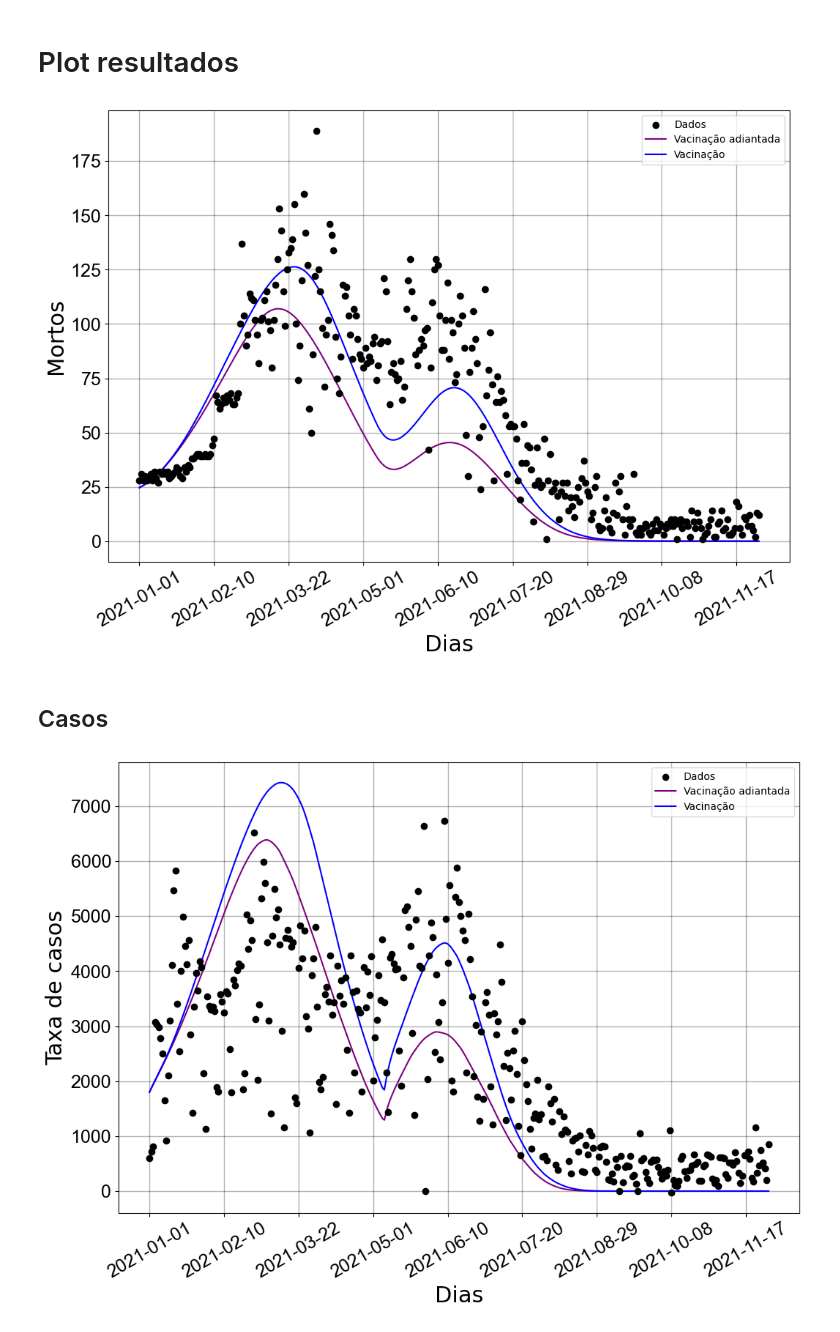
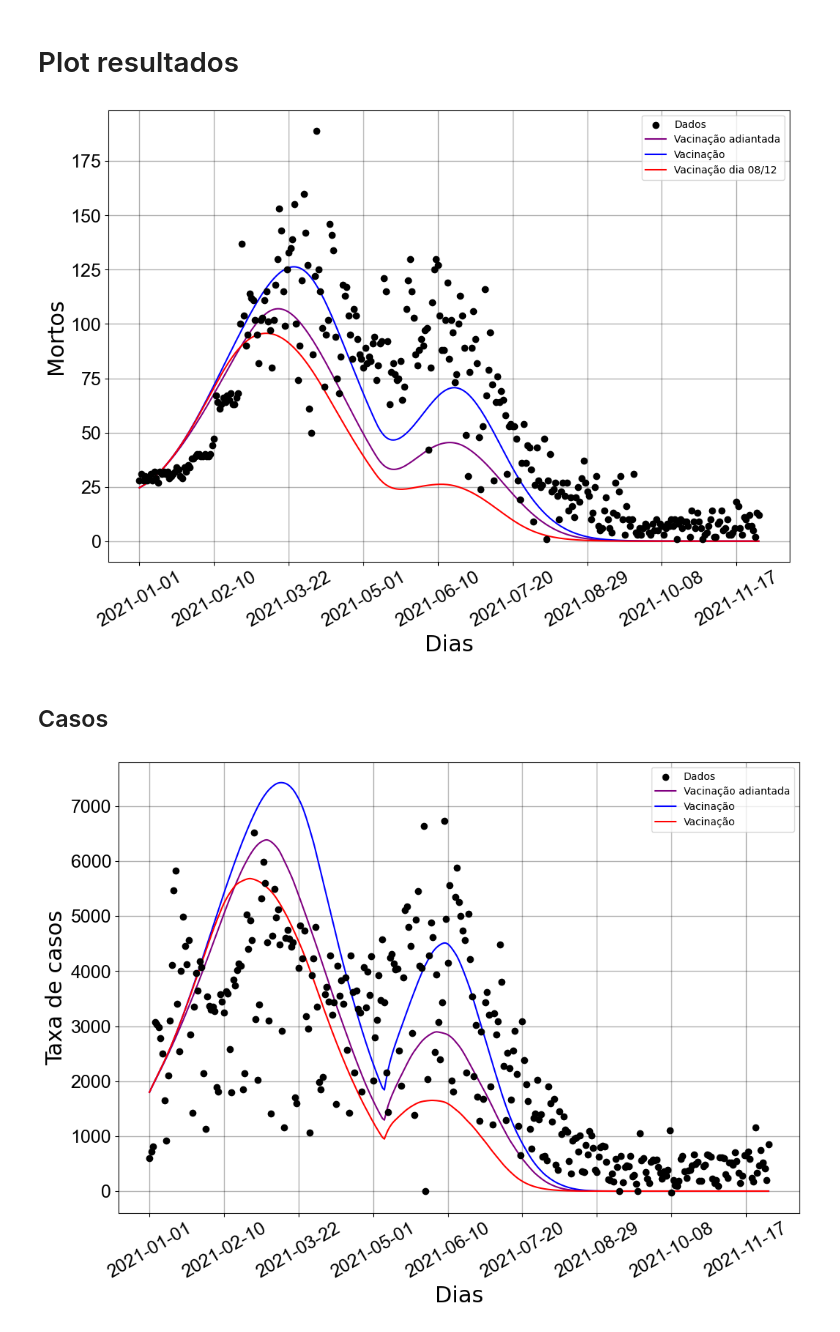
Before and after one commit to filipe7788/SEIHURD, a Jupyter notebook: Cenarios_de_simulacao/vacina_antecipada.ipynb, the cells around one changed output. Drawn from its saved outputs; the diff is of its cells as text; code cells hidden in the pictures.

Commit message:
adicionando vacina dia 08-12

```diff
--- a/Cenarios_de_simulacao/vacina_antecipada.ipynb
+++ b/Cenarios_de_simulacao/vacina_antecipada.ipynb
@@ -108,8 +132,10 @@ def SEIIHURD(y,t, args):
 
     beta_v = beta/2
 
-    if vacinacao_adiantada:
+    if vacinacao_adiantada == 'ANO':
         tau = novos_vacinados_adiantados[int(t)]
+    elif vacinacao_adiantada == 'VACINACAO':
+        tau = novos_vacinados_adiantados_inicial[int(t)]
     else:
         tau = novos_vacinados[int(t)]
 
@@ -180,6 +206,27 @@ condicoes_iniciais = [
     0.03581418879497971,
     0
 ]
+# %%
+condicoes_iniciais2 = [
+    0.8002151436282163 ,
+    0.0023662791892471815,
+    vacinados_dados_adiantados_inicial[0]/14873064,
+    0,
+    0,
+    0.0015491725384642486,
+    0.0004385474858925033,
+    0,
+    0,
+    3.0058880370174367e-05,
+    0.0,
+    2.5542546092586197e-05,
+    0.0,
+    0.15650499264821266,
+    0,
+    9159/14873064,
+    0.03581418879497971,
+    0
+]
 # %% [markdown]
 # Integração numérica
 # %%
@@ -187,14 +234,19 @@ ts0 =  arange(len(novos_vacinados))
 
 # Betas e tempos encontrados no último fitting usando os dados da vacina
 parode = [  1.90221545,   3.76585085,   2.14629225,   3.27760444,
-       126.48480189, 172.97799643, 288.57269974, True]
+       126.48480189, 172.97799643, 288.57269974,'ANO']
 
 resultados_adiantado = odeint(SEIIHURD, condicoes_iniciais, ts0, args=(parode,), mxstep=1000000)
 
 parode2 = [  1.90221545,   3.76585085,   2.14629225,   3.27760444,
-       126.48480189, 172.97799643, 288.57269974, False]
+       126.48480189, 172.97799643, 288.57269974, 'none']
 
 resultados_normais = odeint(SEIIHURD, condicoes_iniciais, ts0, args=(parode2,), mxstep=1000000)
+
+parode3 = [  1.90221545,   3.76585085,   2.14629225,   3.27760444,
+       126.48480189, 172.97799643, 288.57269974, 'VACINACAO']
+
+resultados_muito_adiantados = odeint(SEIIHURD, condicoes_iniciais2, ts0, args=(parode3,), mxstep=1000000)
 # %% [markdown]
 # Plot resultados
 # %%
@@ -202,6 +254,7 @@ N = 14873064
 
 mortes_resultados_adiantado = resultados_adiantado[:,-3] #mortes acumulados
 mortes_resultados_normal = resultados_normais[:,-3] #mortes acumulados
+mortes_resultado_muito_adiantado = resultados_muito_adiantados[:,-3]
 
 #Criando plot
 fig, ax = pl.subplots(figsize=(12,8))
@@ -222,6 +275,11 @@ ax.plot(datas[:len(taxa_mortos_modelo_adiantado)], taxa_mortos_modelo_adiantado,
 taxa_mortos_modelo_normal = np.diff(N*mortes_resultados_normal)
 #Plot the fitted function as a line.
 ax.plot(datas[:len(taxa_mortos_modelo_normal)], taxa_mortos_modelo_normal, color='blue',label='Vacinação')
+
+# Taxa de mortos - modelo
+taxa_mortos_modelo_muito_adiantado = np.diff(N*mortes_resultado_muito_adiantado)
+#Plot the fitted function as a line.
+ax.plot(datas[:len(taxa_mortos_modelo_muito_adiantado)], taxa_mortos_modelo_muito_adiantado, color='red',label='Vacinação dia 08/12')
 
 ax.autoscale()
 
@@ -247,7 +305,7 @@ pl.legend()
 #Show Graph
 pl.show()
 # %% [output]
-[figure, old version]
+[figure, new version]
 # %% [markdown]
 ## Casos
 # %%
@@ -255,6 +313,7 @@ N = 14873064
 
 casos_resultados_adiantados = resultados_adiantado[:,-2] #mortes acumulados
 casos_resultados_normais = resultados_normais[:,-2] #mortes acumulados
+casos_resultados_muito_adiantados = resultados_muito_adiantados[:,-2] #mortes acumulados
 
 #Criando plot
 fig, ax = pl.subplots(figsize=(12,8))
@@ -273,31 +332,37 @@ ax.plot(datas[:len(taxa_casos_adiantados)], taxa_casos_adiantados, color='purple
 
 # Taxa de mortos - modelo
 taxa_casos_modelo_normal = np.diff(N*casos_resultados_normais)
 #Plot the fitted function as a line.
 ax.plot(datas[:len(taxa_casos_modelo_normal)], taxa_casos_modelo_normal, color='blue',label='Vacinação')
+
+# Taxa de mortos - modelo
+taxa_casos_modelo_muito_adiantado = np.diff(N*casos_resultados_muito_adiantados)
+#Plot the fitted function as a line.
+ax.plot(datas[:len(taxa_casos_modelo_muito_adiantado)], taxa_casos_modelo_muito_adiantado, color='red',label='Vacinação')
+
 
 ax.autoscale()
 
 #Set the labels
 ax.set_ylabel('Taxa de casos',fontsize=22)
 ax.set_xlabel('Dias', fontsize=22)
 #Set the title
 #The size of the numbers on the axixis
 ax.tick_params(labelsize=18)
 
 #Limiting the ammount of dates on the X axixs
 ax.xaxis.set_major_locator(pl.MaxNLocator(10))
 #Rotating the dates for better visualization
 pl.setp(ax.get_xticklabels(), rotation=30)
 
 
 #Setting the font of the numbers on the axixis as ARIAL
 for tick in ax.get_xticklabels():
     tick.set_fontname("Arial")
 for tick in ax.get_yticklabels():
     tick.set_fontname("Arial")
 pl.legend()
 #Show Graph
 pl.show()
 # %% [output]
-[figure, old version]
+[figure, new version]
```
Also changed, not shown: parts of 2 cells of this notebook.
